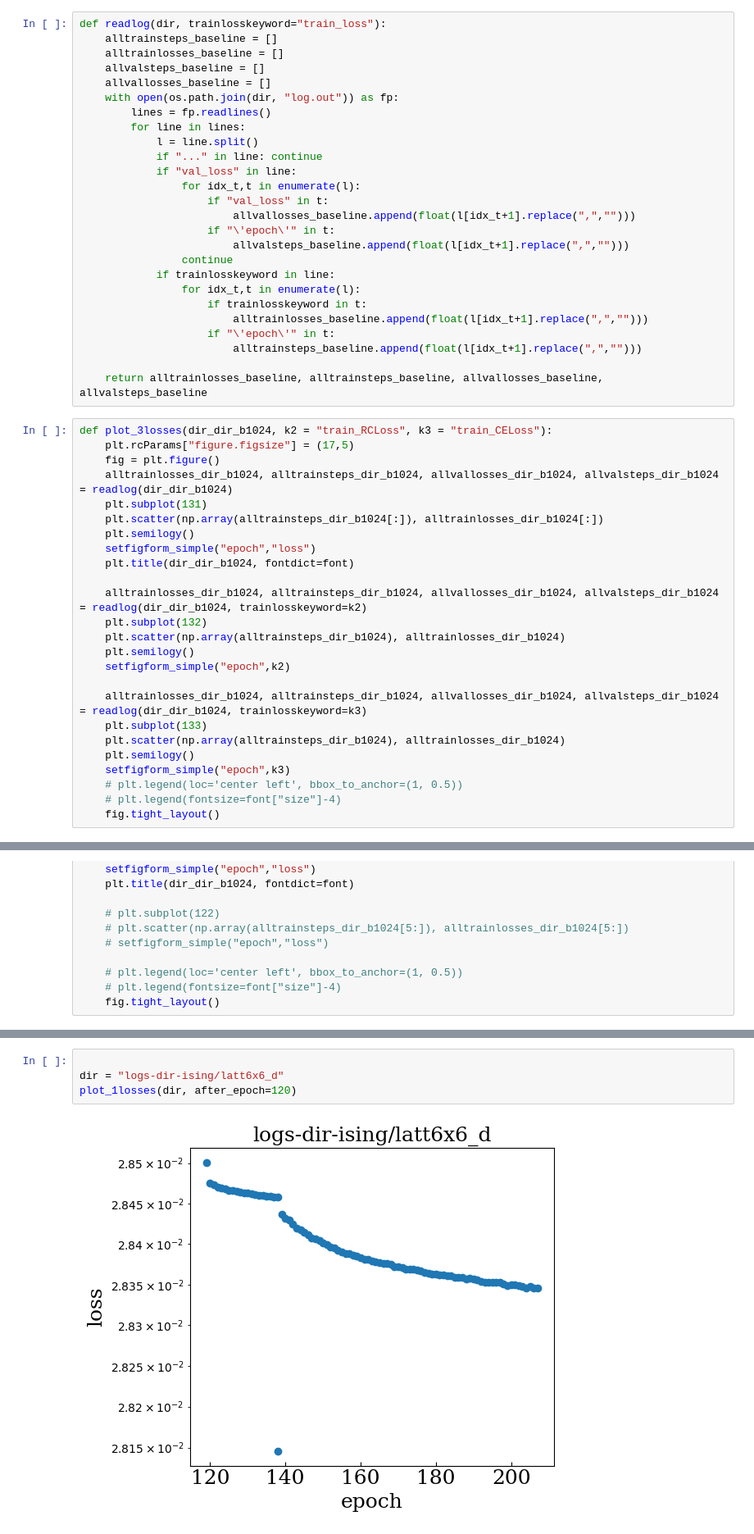
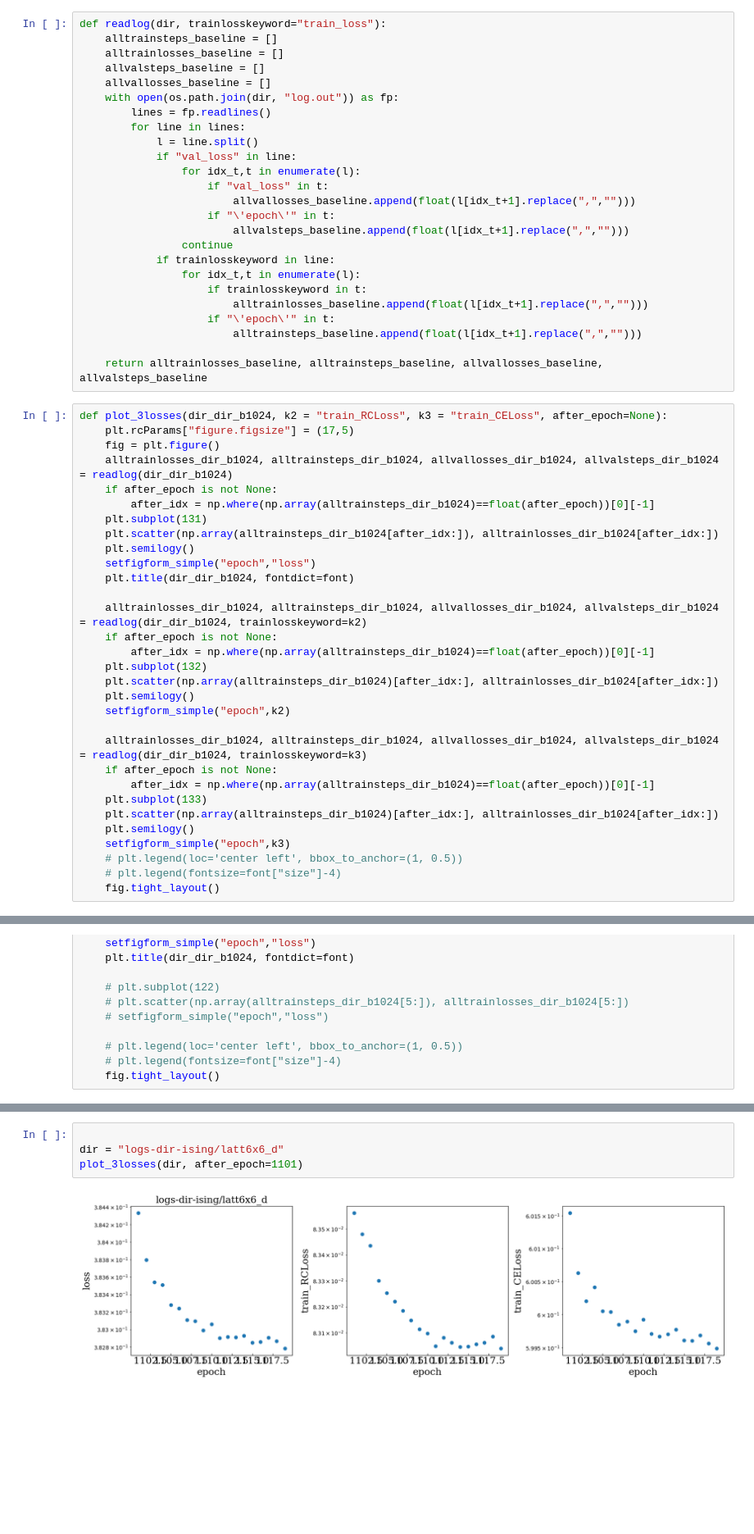
Before and after one commit to tuoping/alchemicalFES, a Jupyter notebook: analyselog-ising.ipynb, the cells around one changed output, grey strips where cells are left out. Shown at 82% size. Saved outputs shown, nothing was run; the diff lists cells and outputs as text; blank space fills up the shorter version.

```diff
--- a/analyselog-ising.ipynb
+++ b/analyselog-ising.ipynb
@@ -28,7 +28,6 @@ def readlog(dir, trainlosskeyword="train_loss"):
         lines = fp.readlines()
         for line in lines:
             l = line.split()
-            if "..." in line: continue
             if "val_loss" in line:
                 for idx_t,t in enumerate(l):
                     if "val_loss" in t:
@@ -45,25 +44,31 @@ def readlog(dir, trainlosskeyword="train_loss"):
 
     return alltrainlosses_baseline, alltrainsteps_baseline, allvallosses_baseline, allvalsteps_baseline
 # %%
-def plot_3losses(dir_dir_b1024, k2 = "train_RCLoss", k3 = "train_CELoss"):
+def plot_3losses(dir_dir_b1024, k2 = "train_RCLoss", k3 = "train_CELoss", after_epoch=None):
     plt.rcParams["figure.figsize"] = (17,5)
     fig = plt.figure()
     alltrainlosses_dir_b1024, alltrainsteps_dir_b1024, allvallosses_dir_b1024, allvalsteps_dir_b1024 = readlog(dir_dir_b1024)
+    if after_epoch is not None:
+        after_idx = np.where(np.array(alltrainsteps_dir_b1024)==float(after_epoch))[0][-1]
     plt.subplot(131)
-    plt.scatter(np.array(alltrainsteps_dir_b1024[:]), alltrainlosses_dir_b1024[:])
+    plt.scatter(np.array(alltrainsteps_dir_b1024[after_idx:]), alltrainlosses_dir_b1024[after_idx:])
     plt.semilogy()
     setfigform_simple("epoch","loss")
     plt.title(dir_dir_b1024, fontdict=font)
 
     alltrainlosses_dir_b1024, alltrainsteps_dir_b1024, allvallosses_dir_b1024, allvalsteps_dir_b1024 = readlog(dir_dir_b1024, trainlosskeyword=k2)
+    if after_epoch is not None:
+        after_idx = np.where(np.array(alltrainsteps_dir_b1024)==float(after_epoch))[0][-1]
     plt.subplot(132)
-    plt.scatter(np.array(alltrainsteps_dir_b1024), alltrainlosses_dir_b1024)
+    plt.scatter(np.array(alltrainsteps_dir_b1024)[after_idx:], alltrainlosses_dir_b1024[after_idx:])
     plt.semilogy()
     setfigform_simple("epoch",k2)
 
     alltrainlosses_dir_b1024, alltrainsteps_dir_b1024, allvallosses_dir_b1024, allvalsteps_dir_b1024 = readlog(dir_dir_b1024, trainlosskeyword=k3)
+    if after_epoch is not None:
+        after_idx = np.where(np.array(alltrainsteps_dir_b1024)==float(after_epoch))[0][-1]
     plt.subplot(133)
-    plt.scatter(np.array(alltrainsteps_dir_b1024), alltrainlosses_dir_b1024)
+    plt.scatter(np.array(alltrainsteps_dir_b1024)[after_idx:], alltrainlosses_dir_b1024[after_idx:])
     plt.semilogy()
     setfigform_simple("epoch",k3)
     # plt.legend(loc='center left', bbox_to_anchor=(1, 0.5))
@@ -99,9 +104,9 @@ plot_1losses(dir)
 # %%
 
 dir = "logs-dir-ising/latt6x6_d"
-plot_1losses(dir, after_epoch=120)
+plot_3losses(dir, after_epoch=1101)
 # %% [output]
-[figure, old version]
+[figure, new version]
 # %%
 raise RuntimeError
 plt.rcParams["figure.figsize"] = (6,5)
```
Also changed, not shown: parts of 1 cell of this notebook, 10 other files.
